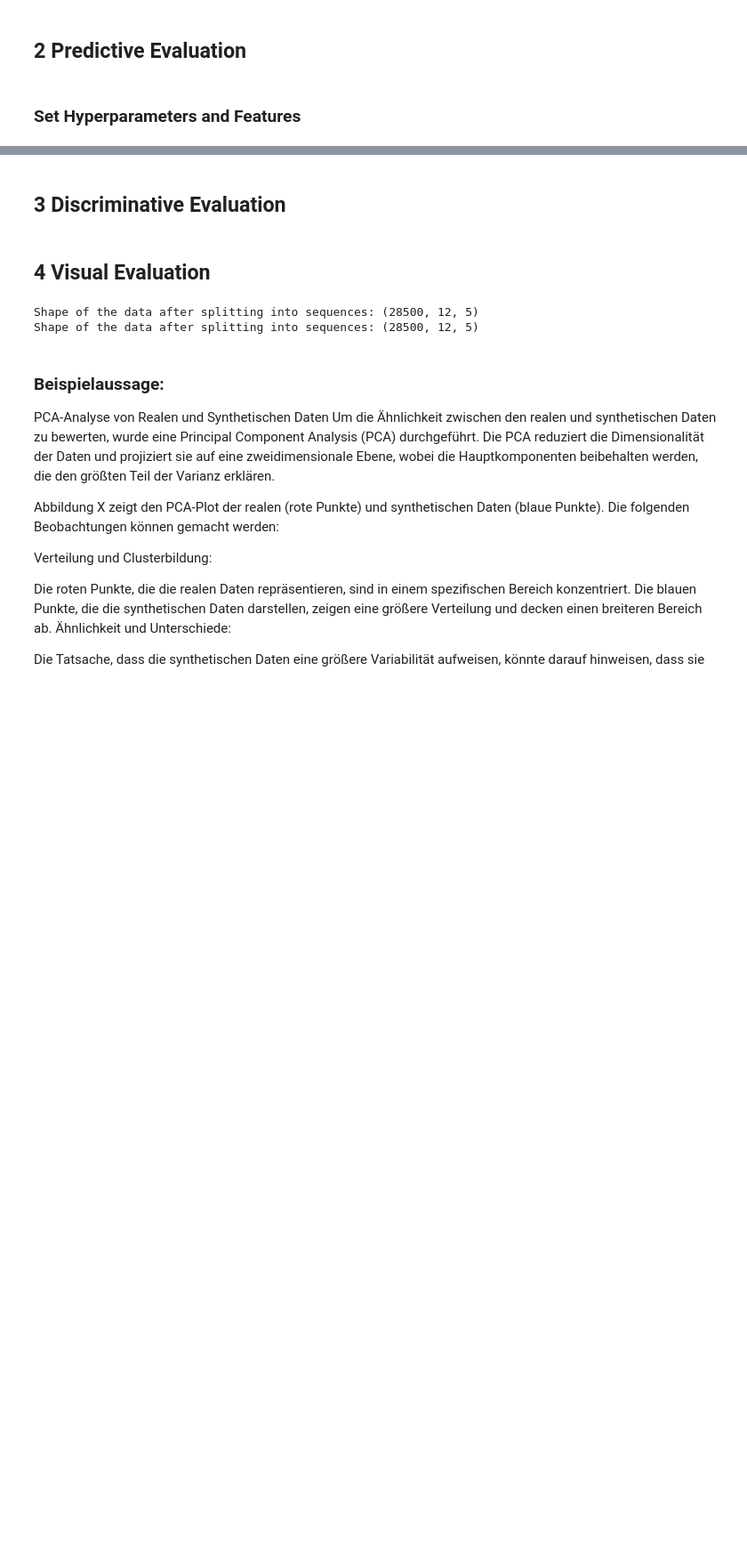
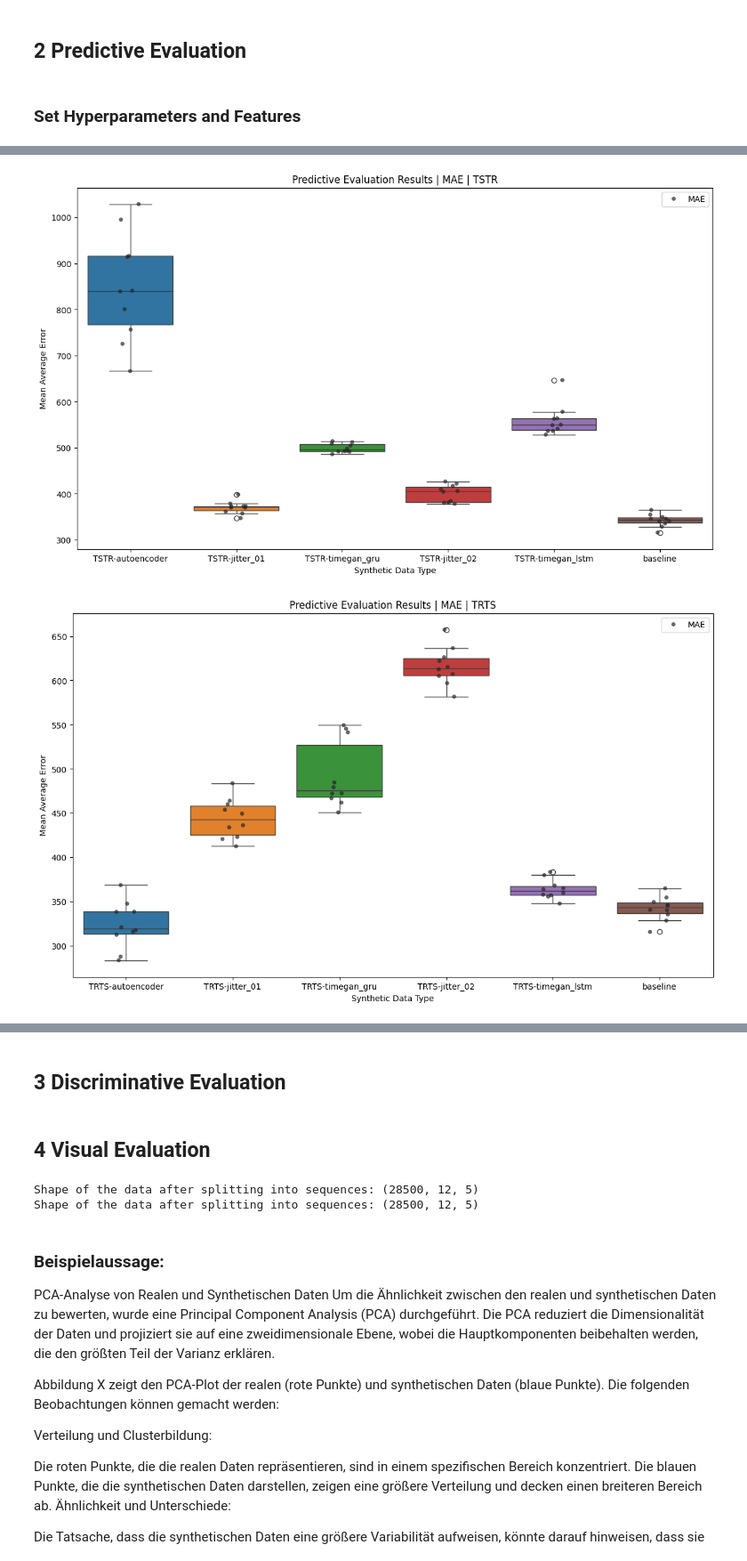
Before and after one commit to arneallwardt/time_series_data_augmentation, a Jupyter notebook: data_evaluation/evaluation_pipeline.ipynb, the cells around one changed output, grey strips where cells are left out. Shown at 89% size. Drawn from its saved outputs; the diff is of its cells as text; code cells hidden in the pictures; blank space fills up the shorter version.

Commit message:
added predictive evaluation to evaluation pipeline

```diff
--- a/data_evaluation/evaluation_pipeline.ipynb
+++ b/data_evaluation/evaluation_pipeline.ipynb
@@ -28,5 +28,8 @@ from data_evaluation.discriminative.discriminative_model import LSTMClassificati
 # %%
 DATA_FOLDER = Path("../data")
 REAL_DATA_FOLDER = DATA_FOLDER / "real"
-SYNTHETIC_DATA_FOLDER = DATA_FOLDER / "synthetic"
+EVALUATION_DATA_FOLDER = DATA_FOLDER / "evaluation_data"
+
+# possible types: 'timegan_lstm', 'timegan_gru', 'jitter', 'timewarp', 'autoencoder', 'all'
+syn_data_type = 'all'
 # %% [markdown]
@@ -39,4 +36,0 @@ SYNTHETIC_DATA_FOLDER = DATA_FOLDER / "synthetic"
-# %%
-# possible types: 'timegan_lstm', 'timegan_gru', 'jitter', 'timewarp', 'autoencoder', 'all'
-load_all_data = True
-syn_data_type = 'jitter'
@@ -77,4 +84,24 @@ data_real_df.describe()
 ## 2 Predictive Evaluation
 # %% [markdown]
 ### Set Hyperparameters and Features
+# %%
+def plot_multiple_results(eval_datasets, metric, method):
+
+    # get results from evaluation datasets
+    results = []
+
+    for eval_dataset in eval_datasets:
+        results.append(eval_dataset.get_specific_results(metric, method))
+    results.append(eval_datasets[0].get_baseline_results(metric))
+
+    results_df = pd.concat(results)
+
+    # plot results
+    plt.figure(figsize=(14, 8))
+    sns.boxplot(x='Model', y='Error', hue='Model', data=results_df)
+    sns.stripplot(x='Model', y='Error', hue='Metric', data=results_df, dodge=True, jitter=True, palette='dark:black', alpha=0.7)
+    plt.ylabel(f'{"Mean Average Error" if metric == "MAE" else "Mean Squared Error"}')
+    plt.xlabel('Synthetic Data Type')
+    plt.title(f'Predictive Evaluation Results | {metric} | {method}')
+    plt.legend()
 # %%
@@ -130,0 +133,10 @@ KeyboardInterrupt:
+# %%
+if syn_data_type == 'all':
+    plot_multiple_results(eval_datasets, 'MAE', 'TSTR')
+    plot_multiple_results(eval_datasets, 'MAE', 'TRTS')
+    plot_multiple_results(eval_datasets, 'MAE', 'combined')
+else:
+    plot_single_result(eval_datasets, syn_data_type)
+# %% [output]
+[figure, added]
+[figure, added]
```
Also changed, not shown: parts of 8 cells of this notebook, 1 other file.
